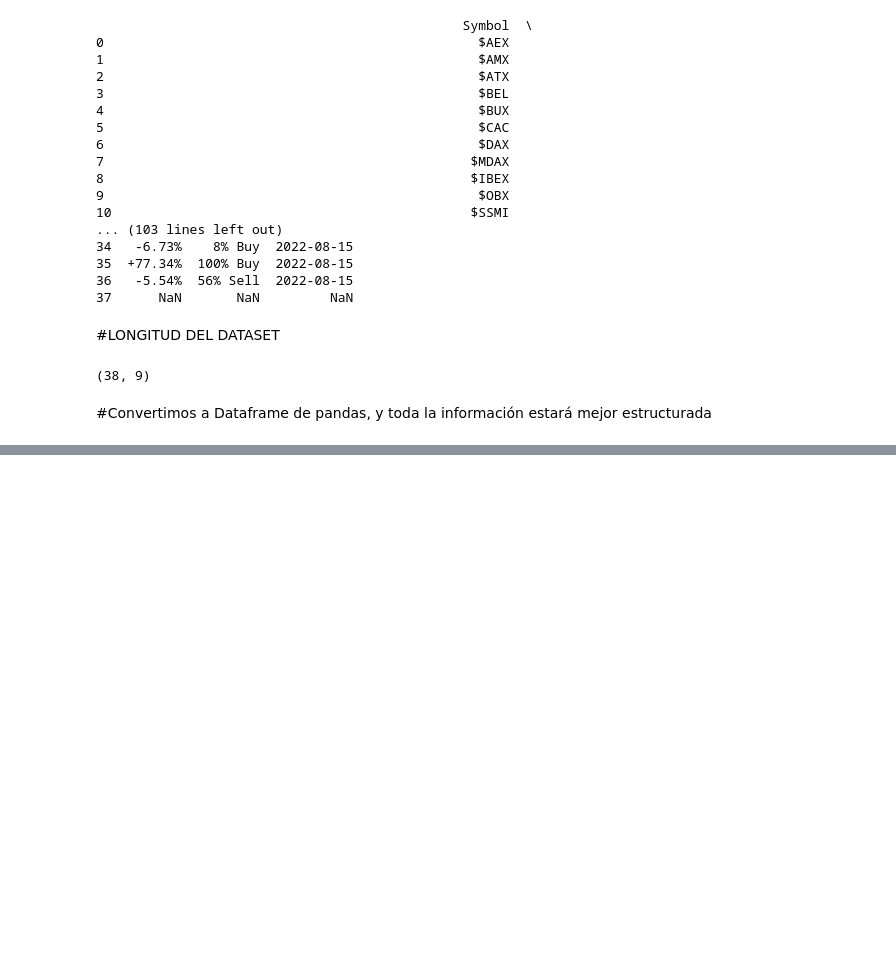
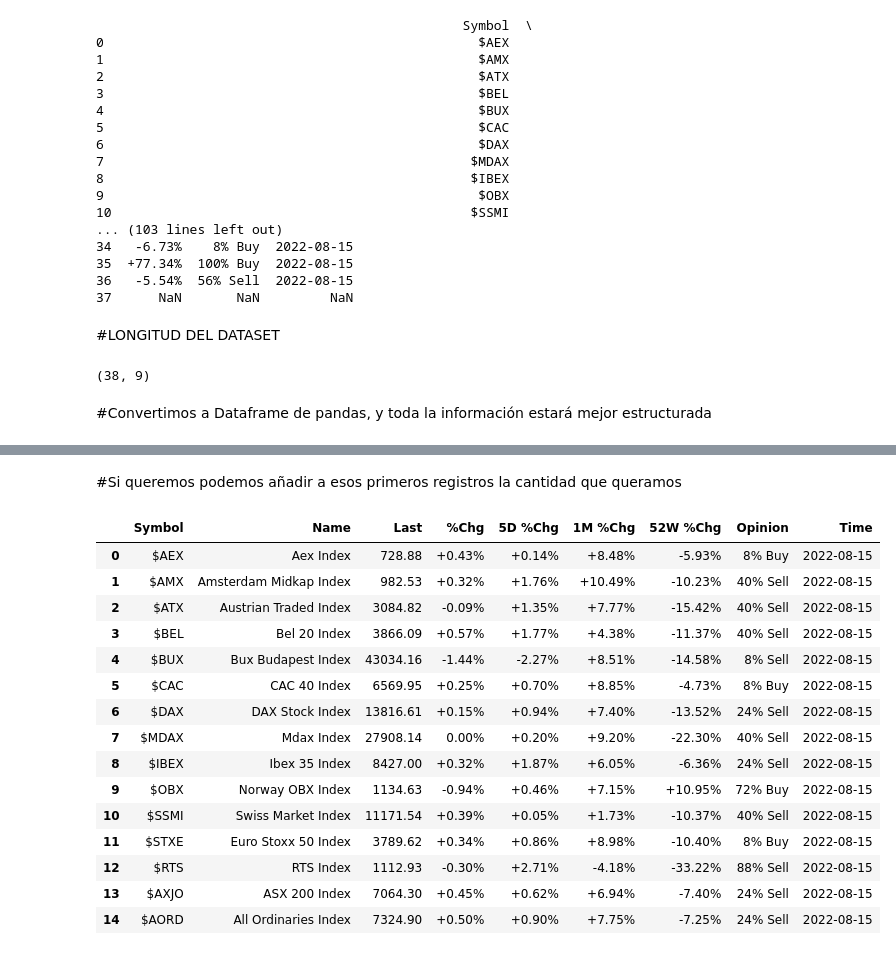
Before and after one commit to jmmartinnu2/OpenBBTerminal, a Jupyter notebook: data_finanzas.ipynb, the cells around one changed output, grey strips where cells are left out. Drawn from its saved outputs; the diff is of its cells as text; code cells hidden in the pictures; blank space fills up the shorter version.

```diff
--- a/data_finanzas.ipynb
+++ b/data_finanzas.ipynb
@@ -59,0 +147,21 @@ data
+# %% [markdown]
+#Si queremos podemos añadir a esos primeros registros la cantidad que queramos
+# %%
+data.head(15)
+# %% [output]
+|  | Symbol | Name | Last | %Chg | 5D %Chg | 1M %Chg | 52W %Chg | Opinion | Time |
+| 0 | $AEX | Aex Index | 728.88 | +0.43% | +0.14% | +8.48% | -5.93% | 8% Buy | 2022-08-15 |
+| 1 | $AMX | Amsterdam Midkap Index | 982.53 | +0.32% | +1.76% | +10.49% | -10.23% | 40% Sell | 2022-08-15 |
+| 2 | $ATX | Austrian Traded Index | 3084.82 | -0.09% | +1.35% | +7.77% | -15.42% | 40% Sell | 2022-08-15 |
+| 3 | $BEL | Bel 20 Index | 3866.09 | +0.57% | +1.77% | +4.38% | -11.37% | 40% Sell | 2022-08-15 |
+| 4 | $BUX | Bux Budapest Index | 43034.16 | -1.44% | -2.27% | +8.51% | -14.58% | 8% Sell | 2022-08-15 |
+| 5 | $CAC | CAC 40 Index | 6569.95 | +0.25% | +0.70% | +8.85% | -4.73% | 8% Buy | 2022-08-15 |
+| 6 | $DAX | DAX Stock Index | 13816.61 | +0.15% | +0.94% | +7.40% | -13.52% | 24% Sell | 2022-08-15 |
+| 7 | $MDAX | Mdax Index | 27908.14 | 0.00% | +0.20% | +9.20% | -22.30% | 40% Sell | 2022-08-15 |
+| 8 | $IBEX | Ibex 35 Index | 8427.00 | +0.32% | +1.87% | +6.05% | -6.36% | 24% Sell | 2022-08-15 |
+| 9 | $OBX | Norway OBX Index | 1134.63 | -0.94% | +0.46% | +7.15% | +10.95% | 72% Buy | 2022-08-15 |
+| 10 | $SSMI | Swiss Market Index | 11171.54 | +0.39% | +0.05% | +1.73% | -10.37% | 40% Sell | 2022-08-15 |
+| 11 | $STXE | Euro Stoxx 50 Index | 3789.62 | +0.34% | +0.86% | +8.98% | -10.40% | 8% Buy | 2022-08-15 |
+| 12 | $RTS | RTS Index | 1112.93 | -0.30% | +2.71% | -4.18% | -33.22% | 88% Sell | 2022-08-15 |
+| 13 | $AXJO | ASX 200 Index | 7064.30 | +0.45% | +0.62% | +6.94% | -7.40% | 24% Sell | 2022-08-15 |
+| 14 | $AORD | All Ordinaries Index | 7324.90 | +0.50% | +0.90% | +7.75% | -7.25% | 24% Sell | 2022-08-15 |
```
Also changed, not shown: parts of 19 cells of this notebook.
